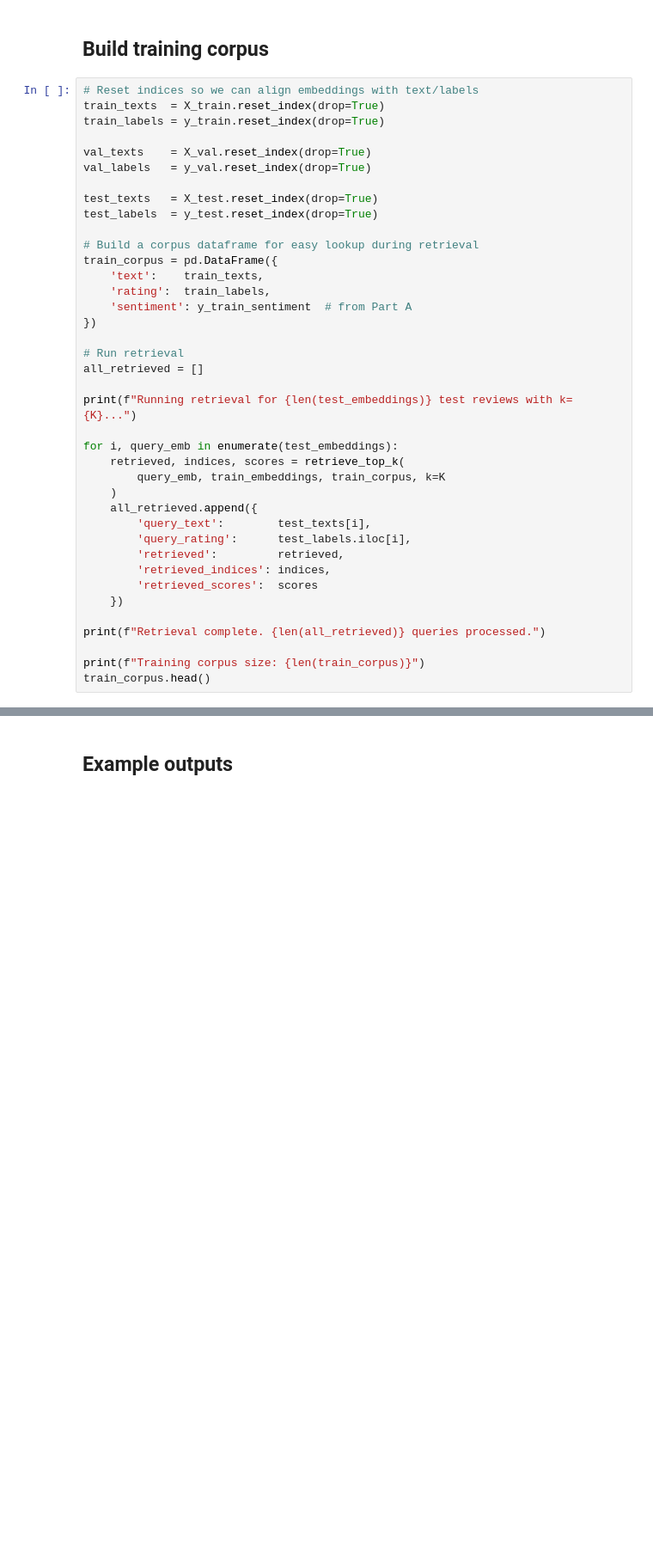
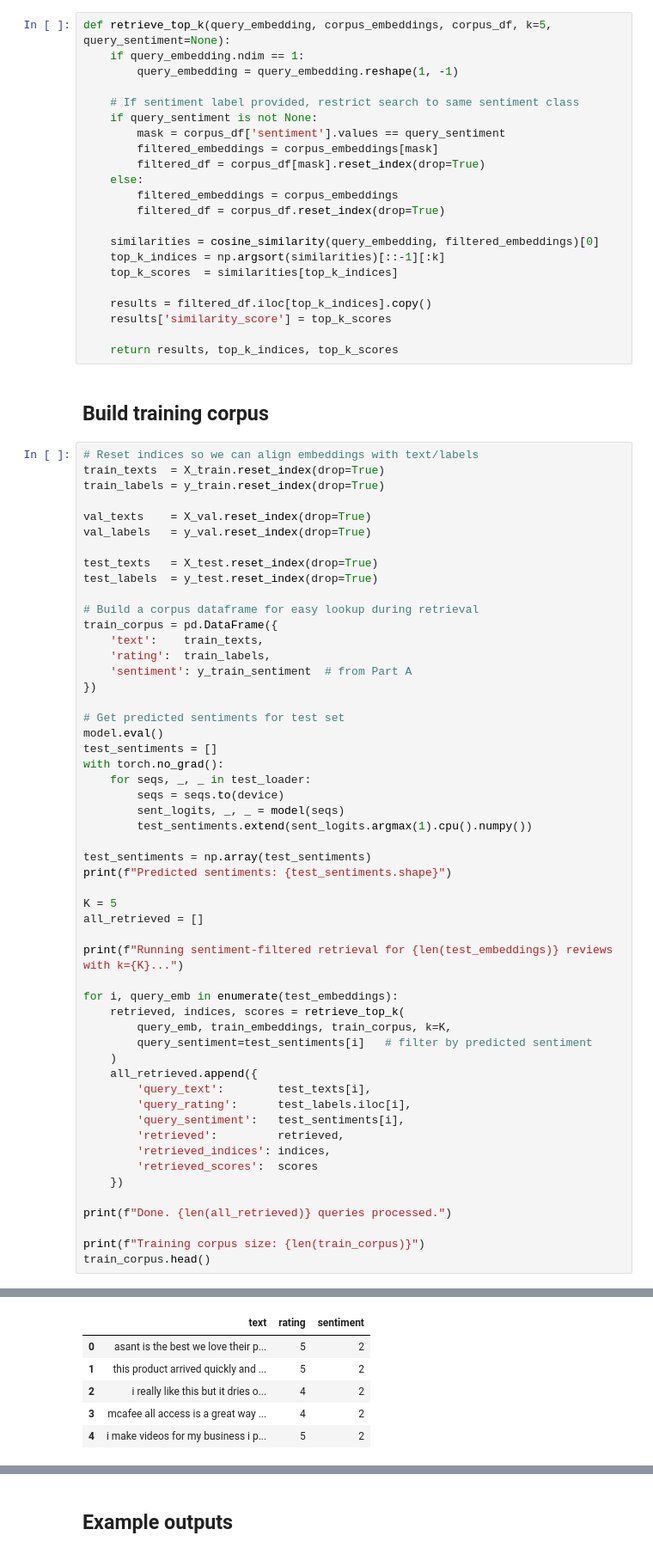
Before and after one commit to maryam2004-hub/i236004-NLP-Assignment3, a Jupyter notebook: i236004_NLP_Assignment3.ipynb, the cells around one changed output, grey strips where cells are left out. Shown at 86% size. Drawn from its saved outputs; the diff is of its cells as text; blank space fills up the shorter version.

Commit message:
Fixed my code due to errors in retrieval

```diff
--- a/i236004_NLP_Assignment3.ipynb
+++ b/i236004_NLP_Assignment3.ipynb
@@ -758,3 +762,25 @@ Test  embeddings: (6421, 64)
+# %%
+def retrieve_top_k(query_embedding, corpus_embeddings, corpus_df, k=5, query_sentiment=None):
+    if query_embedding.ndim == 1:
+        query_embedding = query_embedding.reshape(1, -1)
+
+    # If sentiment label provided, restrict search to same sentiment class
+    if query_sentiment is not None:
+        mask = corpus_df['sentiment'].values == query_sentiment
+        filtered_embeddings = corpus_embeddings[mask]
+        filtered_df = corpus_df[mask].reset_index(drop=True)
+    else:
+        filtered_embeddings = corpus_embeddings
+        filtered_df = corpus_df.reset_index(drop=True)
+
+    similarities = cosine_similarity(query_embedding, filtered_embeddings)[0]
+    top_k_indices = np.argsort(similarities)[::-1][:k]
+    top_k_scores  = similarities[top_k_indices]
+
+    results = filtered_df.iloc[top_k_indices].copy()
+    results['similarity_score'] = top_k_scores
+
+    return results, top_k_indices, top_k_scores
 # %% [markdown]
 ## Build training corpus
 # %%
@@ -775,24 +801,38 @@ train_corpus = pd.DataFrame({
     'sentiment': y_train_sentiment  # from Part A
 })
 
-# Run retrieval
+# Get predicted sentiments for test set
+model.eval()
+test_sentiments = []
+with torch.no_grad():
+    for seqs, _, _ in test_loader:
+        seqs = seqs.to(device)
+        sent_logits, _, _ = model(seqs)
+        test_sentiments.extend(sent_logits.argmax(1).cpu().numpy())
+
+test_sentiments = np.array(test_sentiments)
+print(f"Predicted sentiments: {test_sentiments.shape}")
+
+K = 5
 all_retrieved = []
 
-print(f"Running retrieval for {len(test_embeddings)} test reviews with k={K}...")
+print(f"Running sentiment-filtered retrieval for {len(test_embeddings)} reviews with k={K}...")
 
 for i, query_emb in enumerate(test_embeddings):
     retrieved, indices, scores = retrieve_top_k(
-        query_emb, train_embeddings, train_corpus, k=K
+        query_emb, train_embeddings, train_corpus, k=K,
+        query_sentiment=test_sentiments[i]   # filter by predicted sentiment
     )
     all_retrieved.append({
         'query_text':        test_texts[i],
         'query_rating':      test_labels.iloc[i],
+        'query_sentiment':   test_sentiments[i],
         'retrieved':         retrieved,
         'retrieved_indices': indices,
         'retrieved_scores':  scores
     })
 
-print(f"Retrieval complete. {len(all_retrieved)} queries processed.")
+print(f"Done. {len(all_retrieved)} queries processed.")
 
 print(f"Training corpus size: {len(train_corpus)}")
 train_corpus.head()
@@ -801,0 +844,6 @@ ValueError: Input contains NaN.
+|  | text | rating | sentiment |
+| 0 | asant is the best we love their p... | 5 | 2 |
+| 1 | this product arrived quickly and ... | 5 | 2 |
+| 2 | i really like this but it dries o... | 4 | 2 |
+| 3 | mcafee all access is a great way ... | 4 | 2 |
+| 4 | i make videos for my business i p... | 5 | 2 |
```
Also changed, not shown: parts of 9 cells of this notebook.
